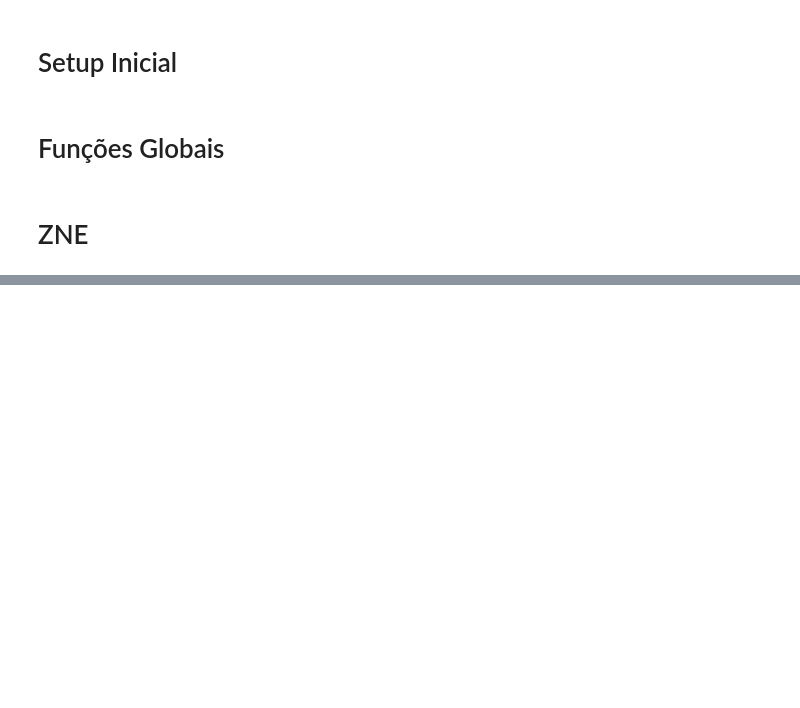
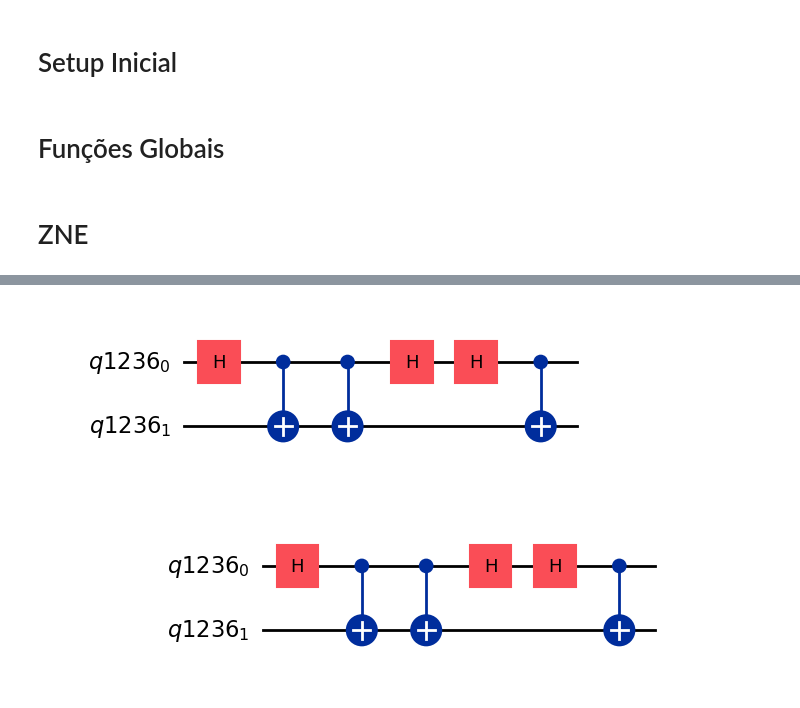
Before and after one commit to Gtortoretto/Quantum-Computing, a Jupyter notebook: AWS/Gabriel/GroundState6 - ZNE/main.ipynb, the cells around one changed output, grey strips where cells are left out. Cells and saved outputs as stored; diff of their text form; code cells hidden in the pictures; blank space fills up the shorter version.

```diff
--- a/AWS/Gabriel/GroundState6 - ZNE/main.ipynb
+++ b/AWS/Gabriel/GroundState6 - ZNE/main.ipynb
@@ -334,0 +387,5 @@ def check(original_value, target, driver, difference_percentage, estimator_name=
+# %%
+circuit_folding(circuit_temp, 3).draw("mpl")
+# %% [output]
+[figure, added]
+[figure, added]
```
Also changed, not shown: parts of 7 cells of this notebook, 13 other files.
